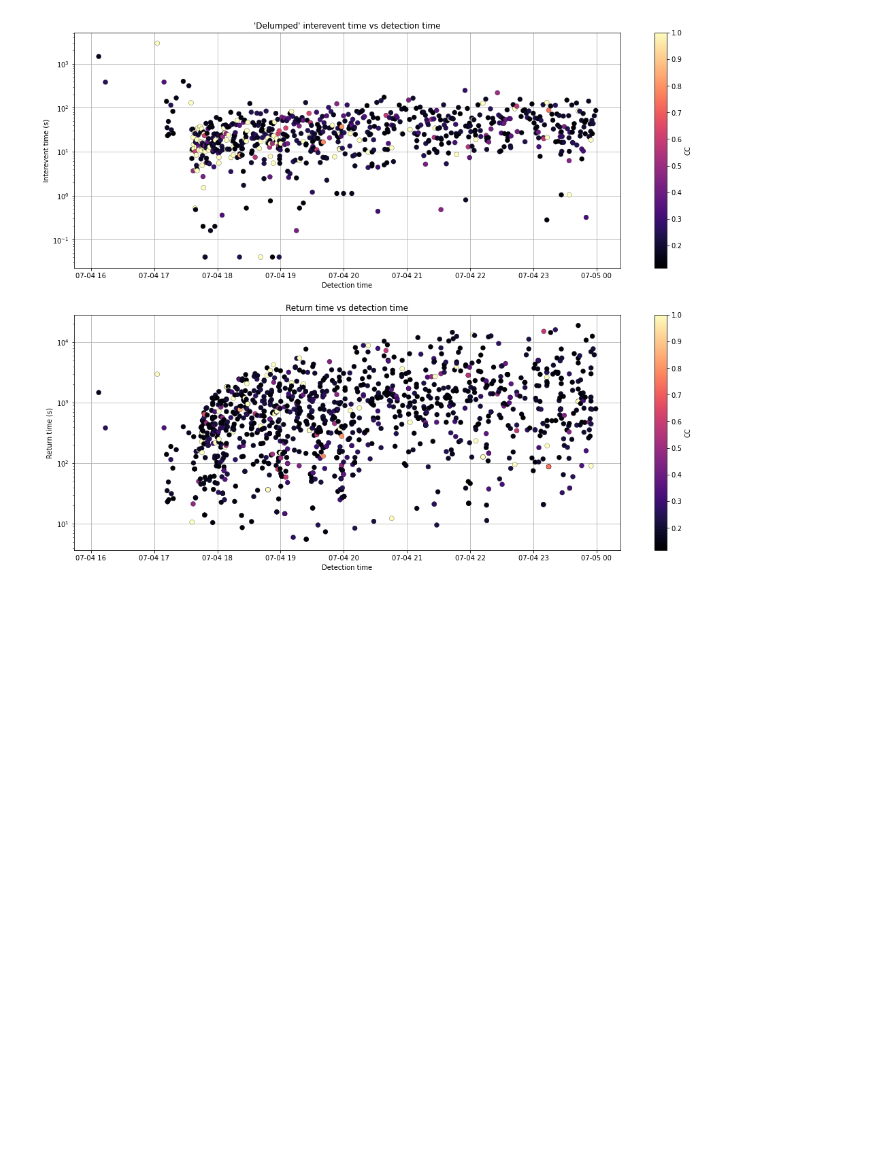
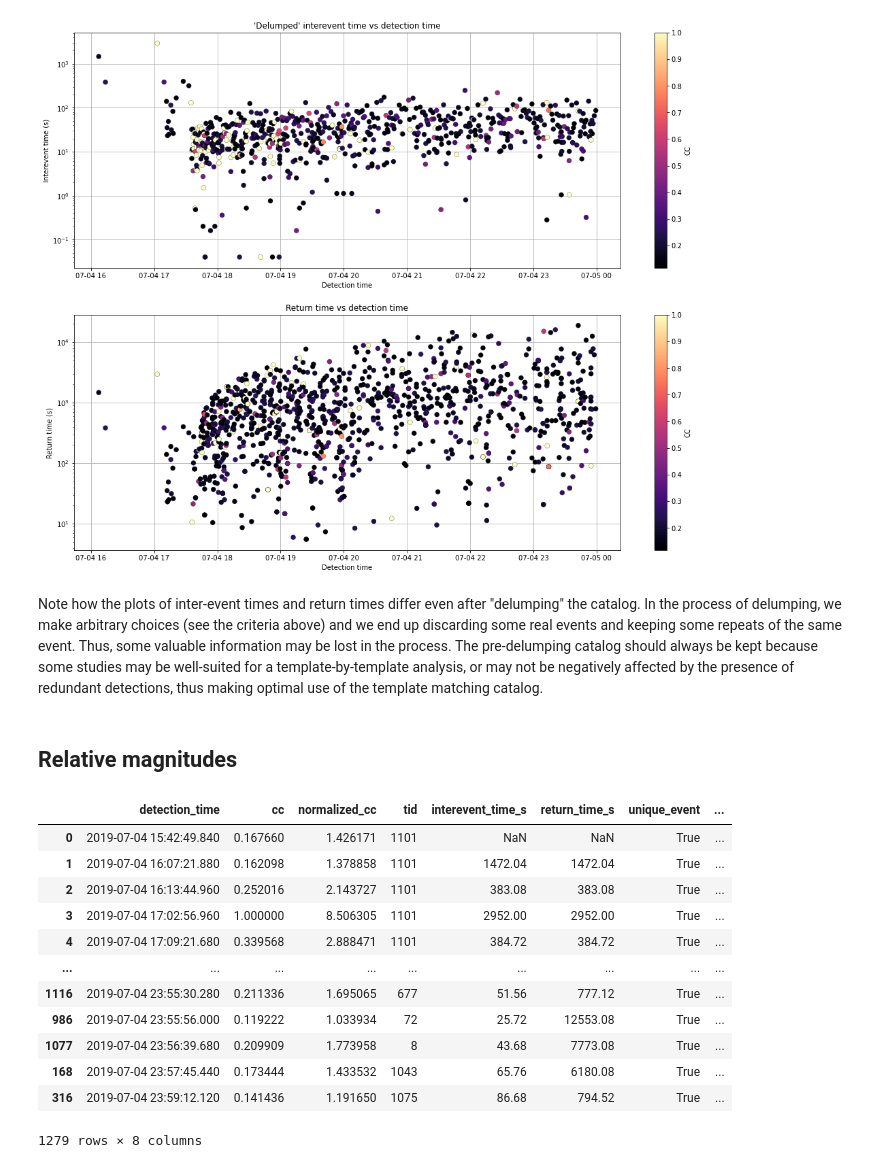
Before and after one commit to AI4EPS/Earthquake_Catalog_Workshop, a Jupyter notebook: notebooks/tm_multiple_templates.ipynb, the cells around one changed output. Saved outputs shown, nothing was run; the diff lists cells and outputs as text; code cells hidden in the pictures; blank space fills up the shorter version.

```diff
--- a/notebooks/tm_multiple_templates.ipynb
+++ b/notebooks/tm_multiple_templates.ipynb
@@ -1056,3 +1062,7 @@ for ax in axes:
     ax.set_yscale("log")
 # %% [output]
 [figure]
+# %% [markdown]
+Note how the plots of inter-event times and return times differ even after "delumping" the catalog. In the process of delumping, we make arbitrary choices (see the criteria above) and we end up discarding some real events and keeping some repeats of the same event. Thus, some valuable information may be lost in the process. The pre-delumping catalog should always be kept because some studies may be well-suited for a template-by-template analysis, or may not be negatively affected by the presence of redundant detections, thus making optimal use of the template matching catalog.
+# %% [markdown]
+## Relative magnitudes
@@ -1058,0 +1088,36 @@ for ax in axes:
+# %%
+m_rel = np.zeros(len(catalog), dtype=np.float32)
+
+peak_amplitudes = np.max(np.abs(detected_event_waveforms_all_channels), axis=-1)
+
+for tid in catalog["tid"].unique():
+    t = selected_events_meta["event_index"].tolist().index(tid)
+    m_ref = selected_events_meta["magnitude"].iloc[t]
+    ref_event_index = np.where(
+        (catalog["tid"] == tid) & (catalog["cc"]> 0.99)
+    )[0][0]
+    peak_amplitudes_ref = peak_amplitudes[ref_event_index, ...]
+    template_subcat = catalog[catalog["tid"] == tid]
+
+    amplitude_ratios = peak_amplitudes[catalog["tid"] == tid, ...] / peak_amplitudes_ref
+    invalid = (np.isnan(amplitude_ratios) | np.isinf(amplitude_ratios))
+    amplitude_ratios = np.ma.masked_where(invalid, amplitude_ratios)
+
+    catalog.loc[template_subcat.index, "m_rel"] = (
+        m_ref + np.ma.mean(np.log10(amplitude_ratios), axis=(1, 2))
+    )
+catalog
+# %% [output]
+|  | detection_time | cc | normalized_cc | tid | interevent_time_s | return_time_s | unique_event | ... |
+| 0 | 2019-07-04 15:42:49.840 | 0.167660 | 1.426171 | 1101 | NaN | NaN | True | ... |
+| 1 | 2019-07-04 16:07:21.880 | 0.162098 | 1.378858 | 1101 | 1472.04 | 1472.04 | True | ... |
+| 2 | 2019-07-04 16:13:44.960 | 0.252016 | 2.143727 | 1101 | 383.08 | 383.08 | True | ... |
+| 3 | 2019-07-04 17:02:56.960 | 1.000000 | 8.506305 | 1101 | 2952.00 | 2952.00 | True | ... |
+| 4 | 2019-07-04 17:09:21.680 | 0.339568 | 2.888471 | 1101 | 384.72 | 384.72 | True | ... |
+| ... | ... | ... | ... | ... | ... | ... | ... | ... |
+| 1116 | 2019-07-04 23:55:30.280 | 0.211336 | 1.695065 | 677 | 51.56 | 777.12 | True | ... |
+| 986 | 2019-07-04 23:55:56.000 | 0.119222 | 1.033934 | 72 | 25.72 | 12553.08 | True | ... |
+| 1077 | 2019-07-04 23:56:39.680 | 0.209909 | 1.773958 | 8 | 43.68 | 7773.08 | True | ... |
+| 168 | 2019-07-04 23:57:45.440 | 0.173444 | 1.433532 | 1043 | 65.76 | 6180.08 | True | ... |
+| 316 | 2019-07-04 23:59:12.120 | 0.141436 | 1.191650 | 1075 | 86.68 | 794.52 | True | ... |
+1279 rows × 8 columns
```
Also changed, not shown: parts of 13 cells of this notebook, 1 other file.
